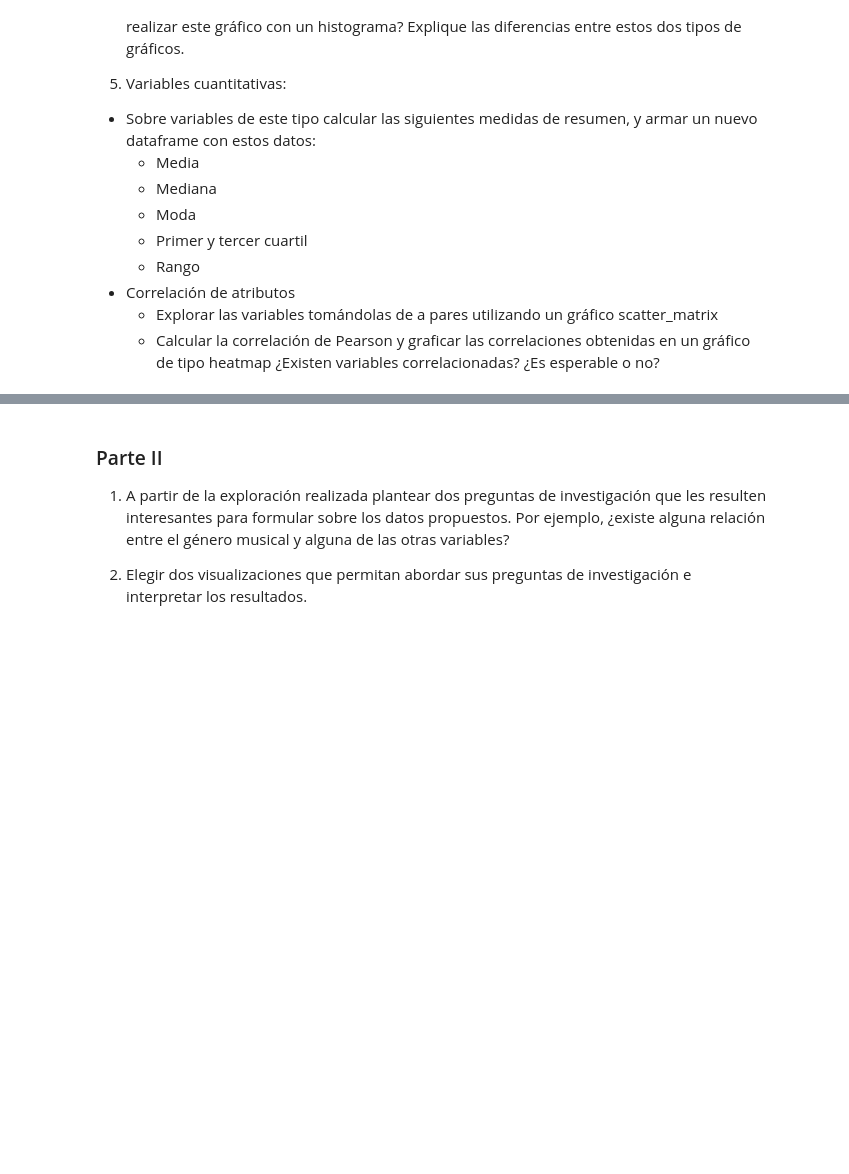
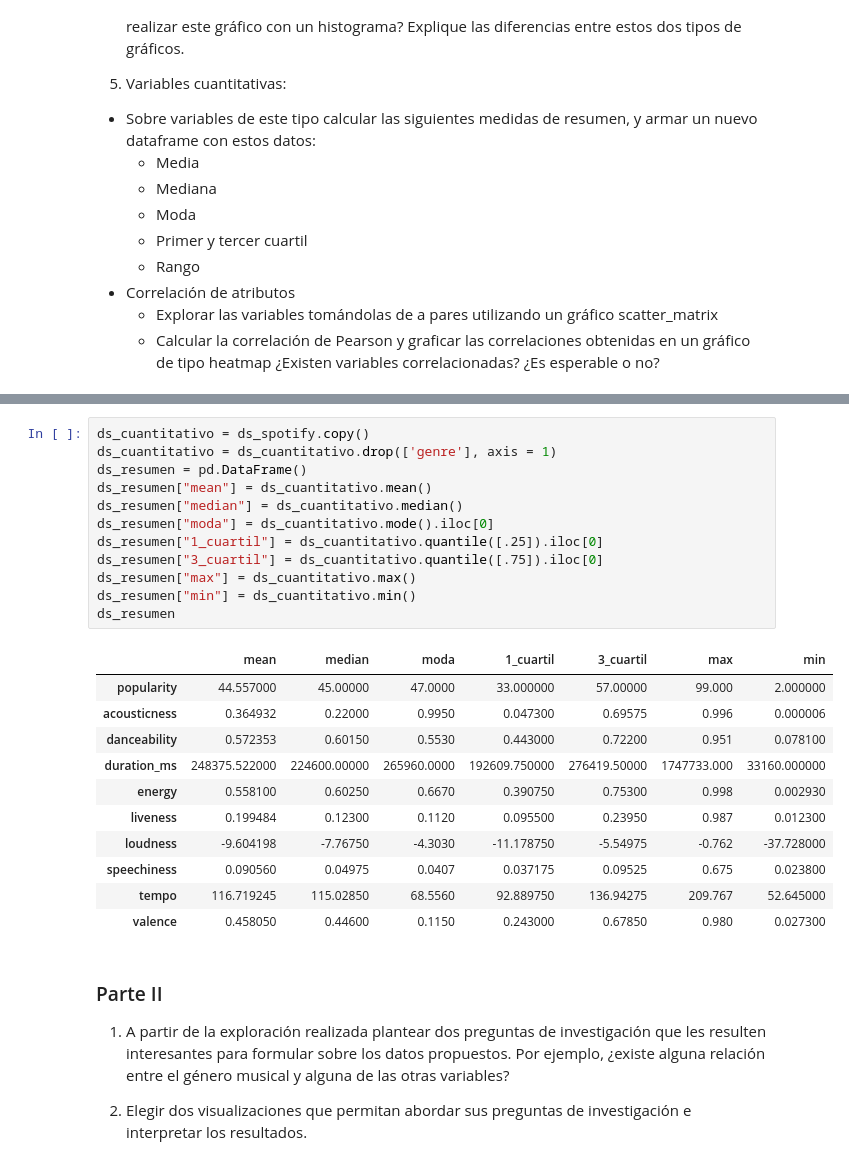
Before and after one commit to Fanusaez/Organizacion-de-Datos, a Jupyter notebook: Pandas/Pandas_ejercicios.ipynb, the cells around one changed output, grey strips where cells are left out. Saved outputs shown, nothing was run; the diff lists cells and outputs as text; blank space fills up the shorter version.

```diff
--- a/Pandas/Pandas_ejercicios.ipynb
+++ b/Pandas/Pandas_ejercicios.ipynb
@@ -691,3 +858,27 @@ https://developer.spotify.com/documentation/web-api/reference/#/operations/get-s
+# %%
+ds_cuantitativo = ds_spotify.copy()
+ds_cuantitativo = ds_cuantitativo.drop(['genre'], axis = 1)
+ds_resumen = pd.DataFrame()
+ds_resumen["mean"] = ds_cuantitativo.mean()
+ds_resumen["median"] = ds_cuantitativo.median()
+ds_resumen["moda"] = ds_cuantitativo.mode().iloc[0]
+ds_resumen["1_cuartil"] = ds_cuantitativo.quantile([.25]).iloc[0]
+ds_resumen["3_cuartil"] = ds_cuantitativo.quantile([.75]).iloc[0]
+ds_resumen["max"] = ds_cuantitativo.max()
+ds_resumen["min"] = ds_cuantitativo.min()
+ds_resumen
+# %% [output]
+|  | mean | median | moda | 1_cuartil | 3_cuartil | max | min |
+| popularity | 44.557000 | 45.00000 | 47.0000 | 33.000000 | 57.00000 | 99.000 | 2.000000 |
+| acousticness | 0.364932 | 0.22000 | 0.9950 | 0.047300 | 0.69575 | 0.996 | 0.000006 |
+| danceability | 0.572353 | 0.60150 | 0.5530 | 0.443000 | 0.72200 | 0.951 | 0.078100 |
+| duration_ms | 248375.522000 | 224600.00000 | 265960.0000 | 192609.750000 | 276419.50000 | 1747733.000 | 33160.000000 |
+| energy | 0.558100 | 0.60250 | 0.6670 | 0.390750 | 0.75300 | 0.998 | 0.002930 |
+| liveness | 0.199484 | 0.12300 | 0.1120 | 0.095500 | 0.23950 | 0.987 | 0.012300 |
+| loudness | -9.604198 | -7.76750 | -4.3030 | -11.178750 | -5.54975 | -0.762 | -37.728000 |
+| speechiness | 0.090560 | 0.04975 | 0.0407 | 0.037175 | 0.09525 | 0.675 | 0.023800 |
+| tempo | 116.719245 | 115.02850 | 68.5560 | 92.889750 | 136.94275 | 209.767 | 52.645000 |
+| valence | 0.458050 | 0.44600 | 0.1150 | 0.243000 | 0.67850 | 0.980 | 0.027300 |
 # %% [markdown]
 ### Parte II
 
```
Also changed, not shown: parts of 20 cells of this notebook.
